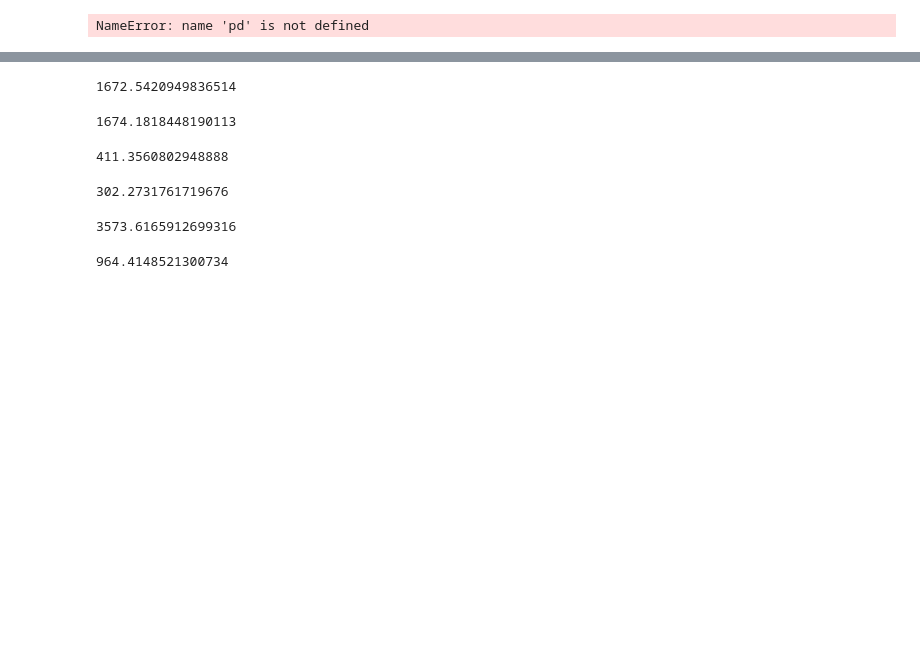
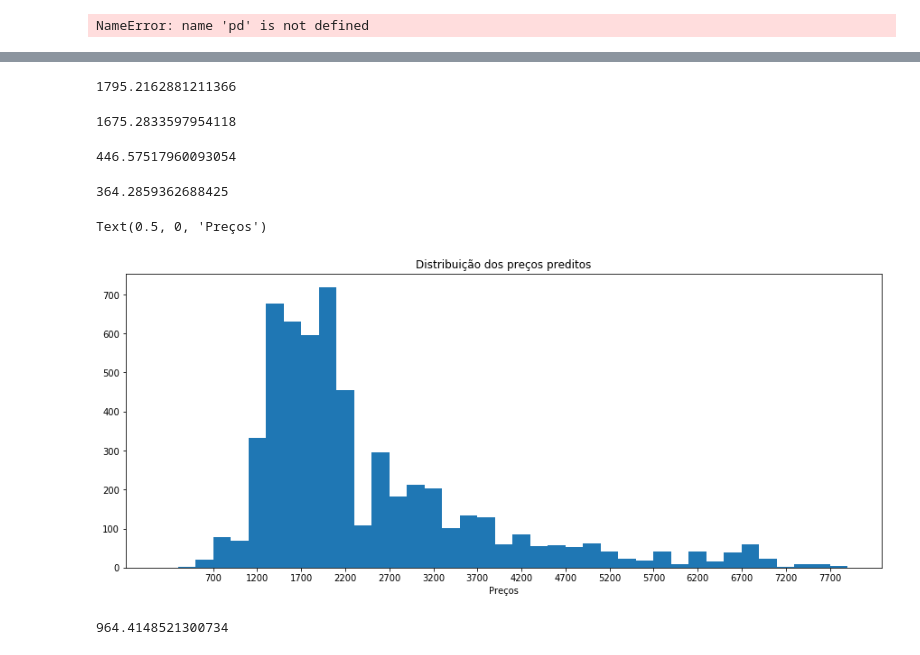
Before and after one commit to lucasobispo/precificacao_mercadolivre_tcc, a Jupyter notebook: Jupyer-Notebooks/Modelagem - One hot encoding-NovosDados.ipynb, the cells around one changed output, grey strips where cells are left out. Cells and saved outputs as stored; diff of their text form; code cells hidden in the pictures; blank space fills up the shorter version.

```diff
--- a/Jupyer-Notebooks/Modelagem - One hot encoding-NovosDados.ipynb
+++ b/Jupyer-Notebooks/Modelagem - One hot encoding-NovosDados.ipynb
@@ -2496,15 +2492,23 @@ search_space =[
 #      'classifier__alpha': [7,5,2,1.5,1,0.1,0.01,0.001,0.0001,0],
 #      'classifier__fit_intercept': [True,False],
 #      'classifier__solver': ['auto']},
-    {'classifier': [Lasso()],
-     'classifier__alpha': [40,20,10,7,5,2,1.5,1,0.1,0.01,0.001,0.0001,0],
-     'classifier__max_iter': [100,200,500]},
+#     {'classifier': [Lasso()],
+#      'classifier__alpha': [40,20,10,7,5,2,1.5,1,0.1,0.01,0.001,0.0001,0],
+#      'classifier__max_iter': [100,200,500]},
 #     {'classifier': [RandomForestRegressor()],
 #      'classifier__n_estimators': [100,200,300],
 #      'classifier__max_depth': [4,10,15],
 #      'classifier__min_samples_leaf': [4,10,15],
 #      'classifier__max_features': [4,10,15,50],
-#     }
+#     },
+    {'classifier': [GradientBoostingRegressor()],
+     'classifier__n_estimators': [100,500,1000,2000],
+     'classifier__learning_rate': [1,0.1],
+     'classifier__max_depth': [4,12,16],
+     'classifier__max_features': [4,8,12],
+     'classifier__min_samples_leaf': [4,8,12],
+     'classifier__min_samples_split': [4,8,12],
+    }
 ]
 
 gs = GridSearchCV(
@@ -2607,25 +2595,35 @@ df_final_media['preco_predito'] = retorno
 # %%
 df_final_media['media'].std ()
 # %% [output]
-1672.5420949836514
+1795.2162881211366
 # %%
 df_final_media['preco_predito'].std ()
 # %% [output]
-1674.1818448190113
+1675.2833597954118
 # %%
 from sklearn.metrics import mean_absolute_error as mae
 
 mae(df_final_media['preco_real'].tolist(), df_final_media['preco_predito'].tolist())
 # %% [output]
-411.3560802948888
+446.57517960093054
 # %%
 mae(df_final_media['preco_real'].tolist(), df_final_media['media'].tolist())
 # %% [output]
-302.2731761719676
+364.2859362688425
-# %%
-((df_final_media.preco_real - df_final_media.preco_predito)**2).mean()**.5
-# %% [output]
-3573.6165912699316
+# %%
+
+
+plt.figure(figsize=(15, 6))
+plt.hist(df_final_media['preco_predito'].tolist(), bins=range(100, 8000,200))
+plt.title('Distribuição dos preços preditos')
+plt.xticks(range(700, 8000,500))
+plt.xlabel('Preços')
+# plt.ylabel('Alunos')
+# plt.savefig('imagens/peso-histograma.png')
+# plt.close()
+# %% [output]
+Text(0.5, 0, 'Preços')
+[figure, added]
 # %%
 ((df_final_media.preco_real - df_final_media.media)**2).mean()**.5
 # %% [output]
```
Also changed, not shown: parts of 7 cells of this notebook.
